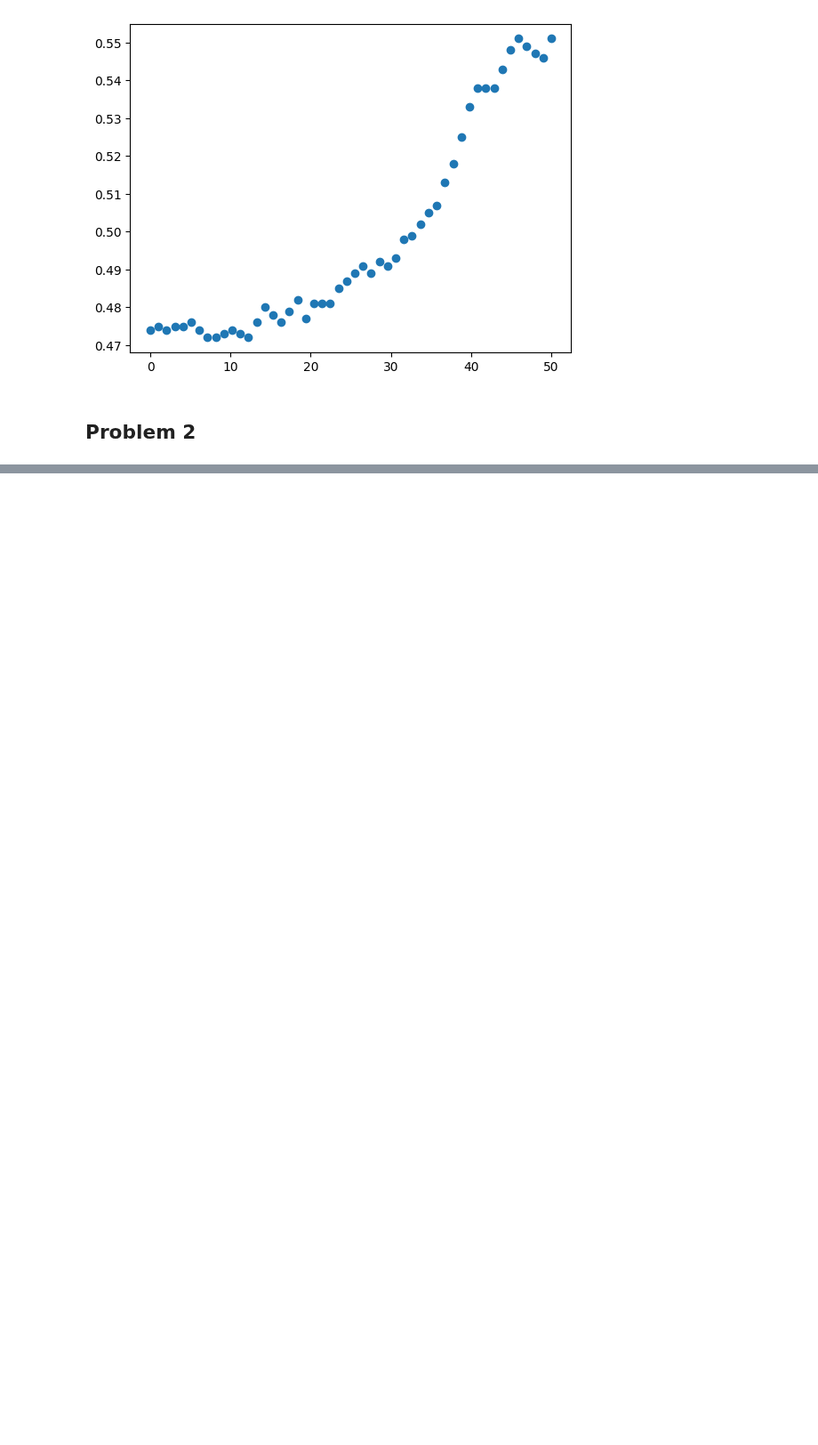
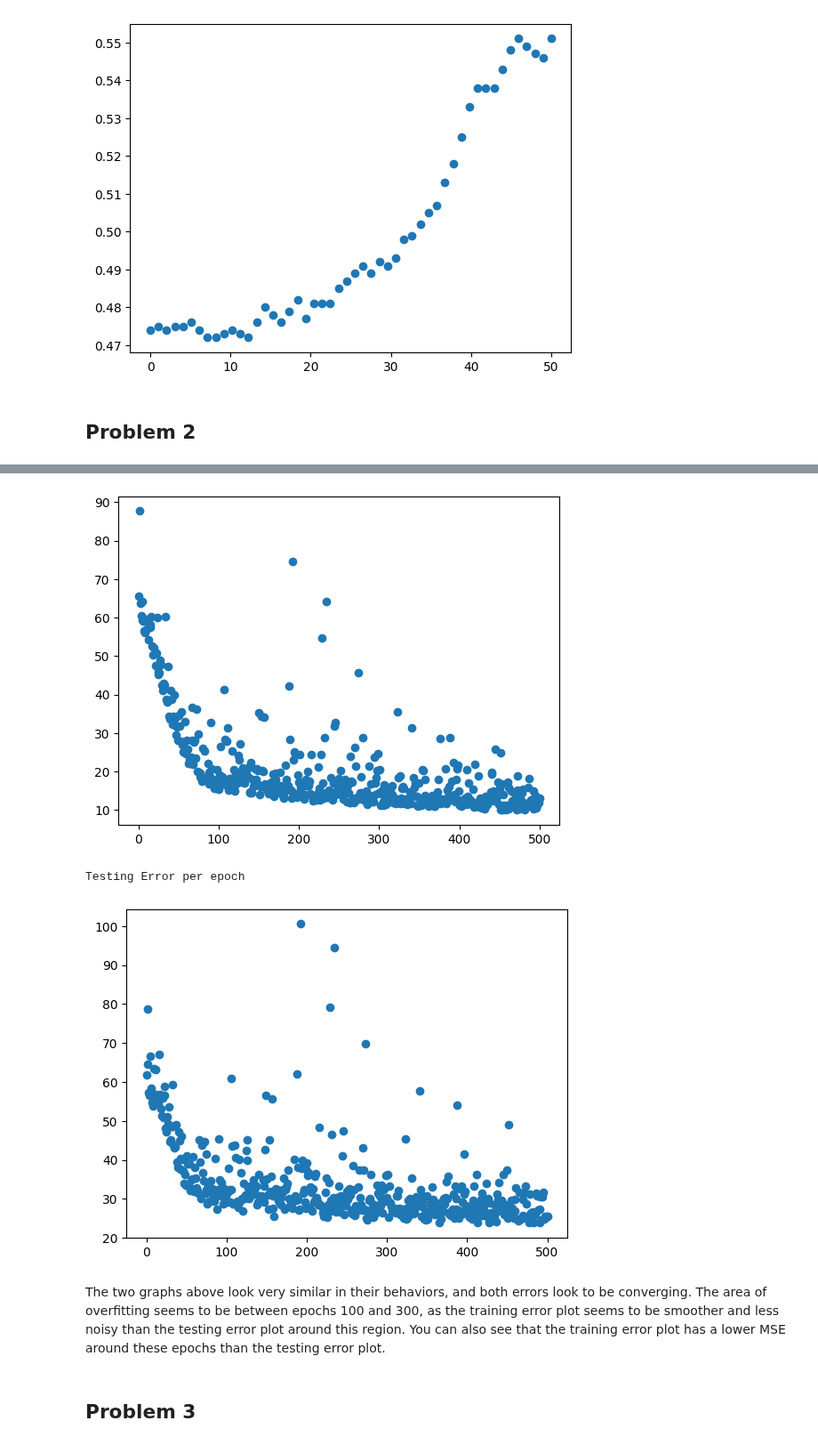
Before and after one commit to graterollin/PRML, a Jupyter notebook: hw5/HW5.ipynb, the cells around one changed output, grey strips where cells are left out. Shown at 89% size. Cells and saved outputs as stored; diff of their text form; code cells hidden in the pictures; blank space fills up the shorter version.

```diff
--- a/hw5/HW5.ipynb
+++ b/hw5/HW5.ipynb
@@ -171,9 +171,29 @@ plt.show()
 [figure]
 # %% [markdown]
 ## Problem 2
+# %%
+class ReportErrorCallback(keras.callbacks.Callback):
+    def __init__(self, x_train, y_train, x_test, y_test, training_error_list, testing_error_list):
+        self.x_train = x_train
+        self.y_train = y_train
+        self.x_test = x_test
+        self.y_test = y_test
+        self.training_error_list = training_error_list
+        self.testing_error_list = testing_error_list
+
+    def on_epoch_end(self, epoch, logs=None):
+        train_error_mse = self.model.evaluate(self.x_train, self.y_train)
+        self.training_error_list.append(train_error_mse)
+        test_error_mse = self.model.evaluate(self.x_test, self.y_test)
+        self.testing_error_list.append(test_error_mse)
+
+        if (epoch % 10 == 0):
+            print(f"Epoch #{epoch}:")
+            print("MSE on training data = {} ; MSE of testing data = {}".format(train_error_mse, test_error_mse))
 # %%
 number_of_feature = 13
 number_of_units_in_hidden_layer = 100
+epochs = 500
 #### load the BOSTON regression dataset
 (x_train, y_train), (x_test, y_test) = tf.keras.datasets.boston_housing.load_data(path="boston_housing.npz", test_split=0.2, seed=113)
 #### pre-process the data
@@ -192,12 +212,18 @@ output_layer = tf.keras.layers.Dense(units=1, activation=None) # define layer
     #(units = 1 for regression)
 NN_regression_model.add(output_layer) # add layer
 
+# Compile the model
+NN_regression_model.compile(optimizer="Adam", loss="mse")
+training_error_list = []
+testing_error_list = []
+NN_regression_model.fit(x_train, y_train, epochs=epochs, batch_size = 1, callbacks=[ReportErrorCallback(x_train, y_train, x_test, y_test, training_error_list, testing_error_list)])
 
-# Compile the model
-# TODO: ASK PROF ABOUT THIS STEP
-NN_regression_model.compile(optimizer="Adam", loss="mse")
-NN_regression_model.fit(x_train, y_train, epochs=100, batch_size = 1)
-train_error_mse = NN_regression_model.evaluate(x_train, y_train)
-test_error_mse = NN_regression_model.evaluate(x_test, y_test)
-print("MSE on training data = {} ; MSE of testing data ={}".format(train_error_mse, test_error_mse))
+# Plot the Training and Testing errors with respect to the epochs
+x = np.linspace(0, epochs, epochs)
+print("Training Error per epoch")
+plt.scatter(x, training_error_list)
+plt.show()
+print("Testing Error per epoch")
+plt.scatter(x, testing_error_list)
+plt.show()
 # %% [output]
@@ -220,0 +247,7 @@ MSE on training data = 16.112131118774414 ; MSE of testing data =29.317764282226
+[figure, added]
+Testing Error per epoch
+[figure, added]
+# %% [markdown]
+The two graphs above look very similar in their behaviors, and both errors look to be converging. The area of overfitting seems to be between epochs 100 and 300, as the training error plot seems to be smoother and less noisy than the testing error plot around this region. You can also see that the training error plot has a lower MSE around these epochs than the testing error plot.
+# %% [markdown]
+## Problem 3
```
Also changed, not shown: parts of 1 cell of this notebook.
